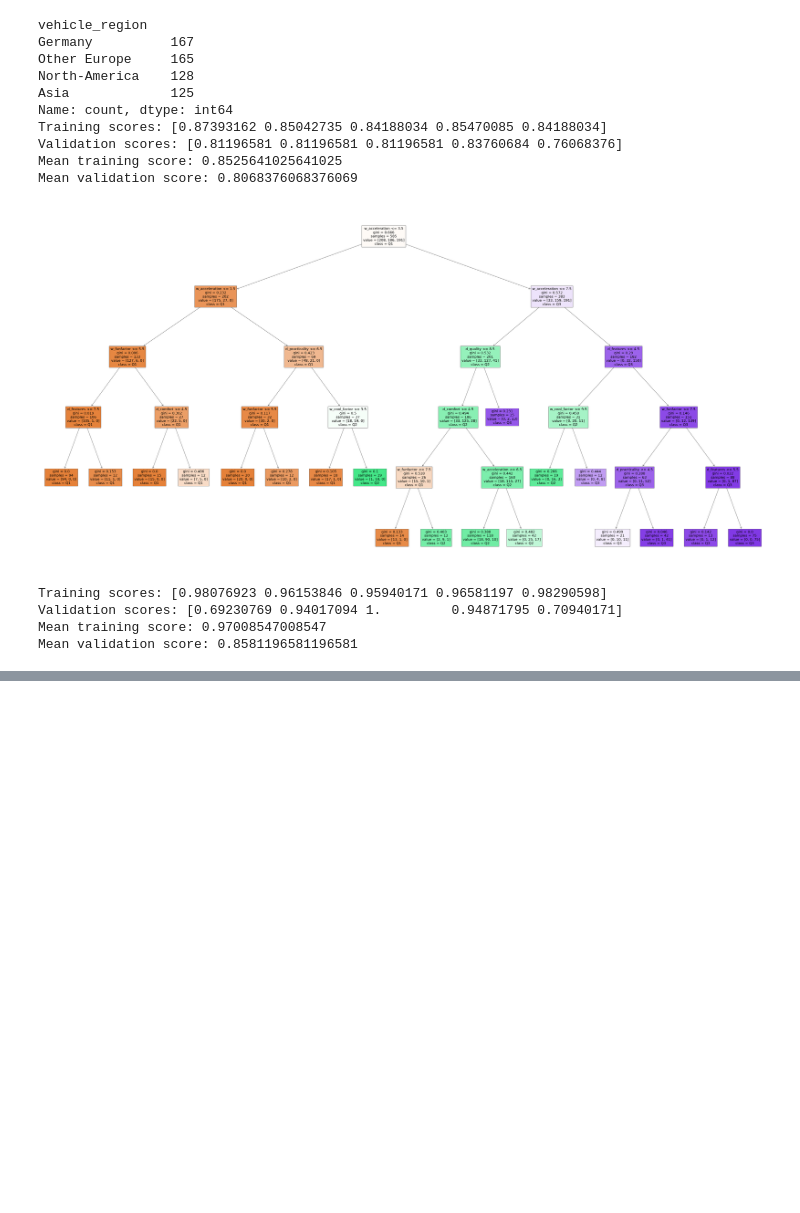
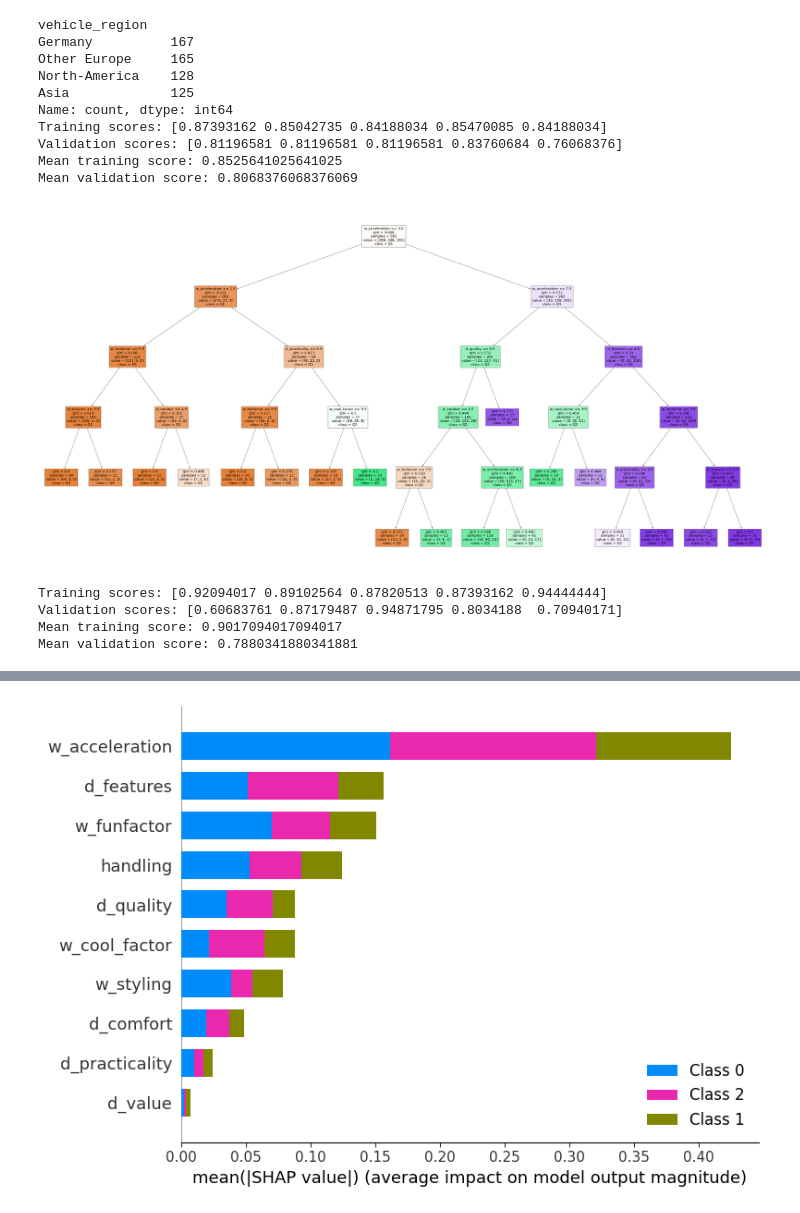
Before and after one commit to zcstarr/dougscore, a Jupyter notebook: dougs.ipynb, the cells around one changed output, grey strips where cells are left out. Saved outputs shown, nothing was run; the diff lists cells and outputs as text; code cells hidden in the pictures; blank space fills up the shorter version.

```diff
--- a/dougs.ipynb
+++ b/dougs.ipynb
@@ -444,7 +557,8 @@ def train_random_forest(df,
     y = filtered_df['doug_quantile']
 
     # Train the random forest
-    clf = RandomForestClassifier(n_estimators=n_trees, max_depth=tree_depth, random_state=42)
+    clf = RandomForestClassifier(n_estimators=n_trees, max_depth=tree_depth, random_state=42, min_samples_leaf=10, min_samples_split=10)
+
     cv_results = cross_validate(clf, X, y, cv=5, return_train_score=True)
 
     print('Training scores:', cv_results['train_score'])
@@ -454,6 +568,16 @@ def train_random_forest(df,
 
     clf.fit(X, y)
 
+    shap.initjs()
+    explainer = shap.TreeExplainer(clf)#.shap_values(df[daily + weekend + meta])
+    # Compute SHAP values for the first instance in the dataset
+
+    # Compute SHAP values for all instances in the dataset
+    shap_values = explainer.shap_values(X)
+
+    # Visualize the summary of SHAP values with a summary plot
+    shap.summary_plot(shap_values, X)
+    plt.show()
     return clf
 # %%
 
@@ -479,19 +603,19 @@ print('Mean validation score:', cv_results['test_score'].mean())
 # Example usage
 daily = ['d_comfort', 'd_practicality', 'd_value', 'd_features', 'd_quality']
 weekend = ['w_acceleration', 'handling', 'w_funfactor', 'w_styling', 'w_cool_factor']
-meta = ['model_year', 'vehicle_region'] #['brand', 'film_region', 'film_country', 'vehicle_region']
+meta = [] #['model_year', 'vehicle_region'] #['brand', 'film_region', 'film_country', 'vehicle_region']
 
 # Criteria example: Only consider rows where 'd_comfort' is greater than 5
 criteria_func = lambda df: df['d_comfort'] > 0
 
 # Call the function
-forest = train_random_forest(df, daily_columns=daily, weekend_columns=weekend, meta_columns=meta, criteria=criteria_func, tree_depth=5,quantile=2, n_trees=100)
+forest = train_random_forest(df, daily_columns=daily, weekend_columns=weekend, meta_columns=meta, criteria=criteria_func, tree_depth=5,quantile=3, n_trees=100)
 
 #plt.figure(figsize=(80,40))
 #plot_tree(forest, feature_names=list(X.columns), class_names=['Q1', 'Q2', 'Q3', 'Q4', 'Q5'], filled=True)
 #plt.show()
 # %% [output]
-Training scores: [0.98076923 0.96153846 0.95940171 0.96581197 0.98290598]
-Validation scores: [0.69230769 0.94017094 1.         0.94871795 0.70940171]
-Mean training score: 0.97008547008547
-Mean validation score: 0.8581196581196581
+Training scores: [0.92094017 0.89102564 0.87820513 0.87393162 0.94444444]
+Validation scores: [0.60683761 0.87179487 0.94871795 0.8034188  0.70940171]
+Mean training score: 0.9017094017094017
+Mean validation score: 0.7880341880341881
@@ -497,0 +623 @@ Mean validation score: 0.8581196581196581
+[figure, added]
```
Also changed, not shown: parts of 5 cells of this notebook.
